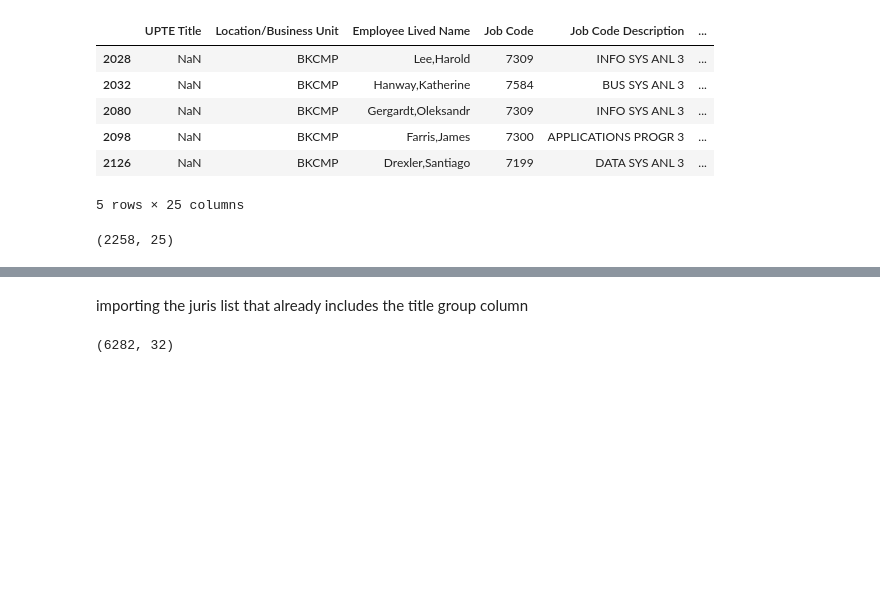
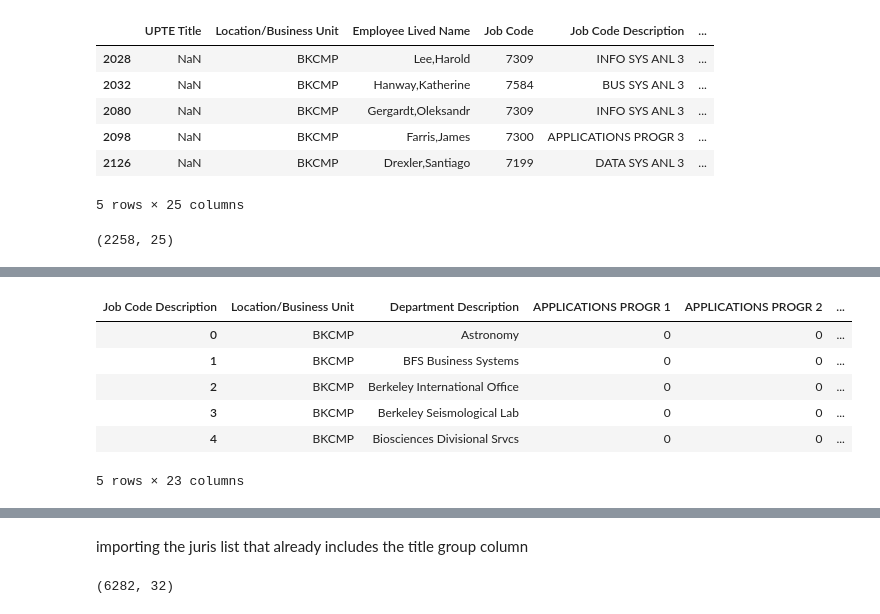
Before and after one commit to tougheye/Data_processing, a Jupyter notebook: TX_mapping_99.ipynb, the cells around one changed output, grey strips where cells are left out. Cells and saved outputs as stored; diff of their text form; code cells hidden in the pictures; blank space fills up the shorter version.

```diff
--- a/TX_mapping_99.ipynb
+++ b/TX_mapping_99.ipynb
@@ -53,0 +78,10 @@ Index(['UPTE Title', 'Location/Business Unit', 'Employee Lived Name',
+# %%
+unit_99_pivot_title_groups.head()
+# %% [output]
+| Job Code Description | Location/Business Unit | Department Description | APPLICATIONS PROGR 1 | APPLICATIONS PROGR 2 | ... |
+| 0 | BKCMP | Astronomy | 0 | 0 | ... |
+| 1 | BKCMP | BFS Business Systems | 0 | 0 | ... |
+| 2 | BKCMP | Berkeley International Office | 0 | 0 | ... |
+| 3 | BKCMP | Berkeley Seismological Lab | 0 | 0 | ... |
+| 4 | BKCMP | Biosciences Divisional Srvcs | 0 | 0 | ... |
+5 rows × 23 columns
```
Also changed, not shown: parts of 29 cells of this notebook.
